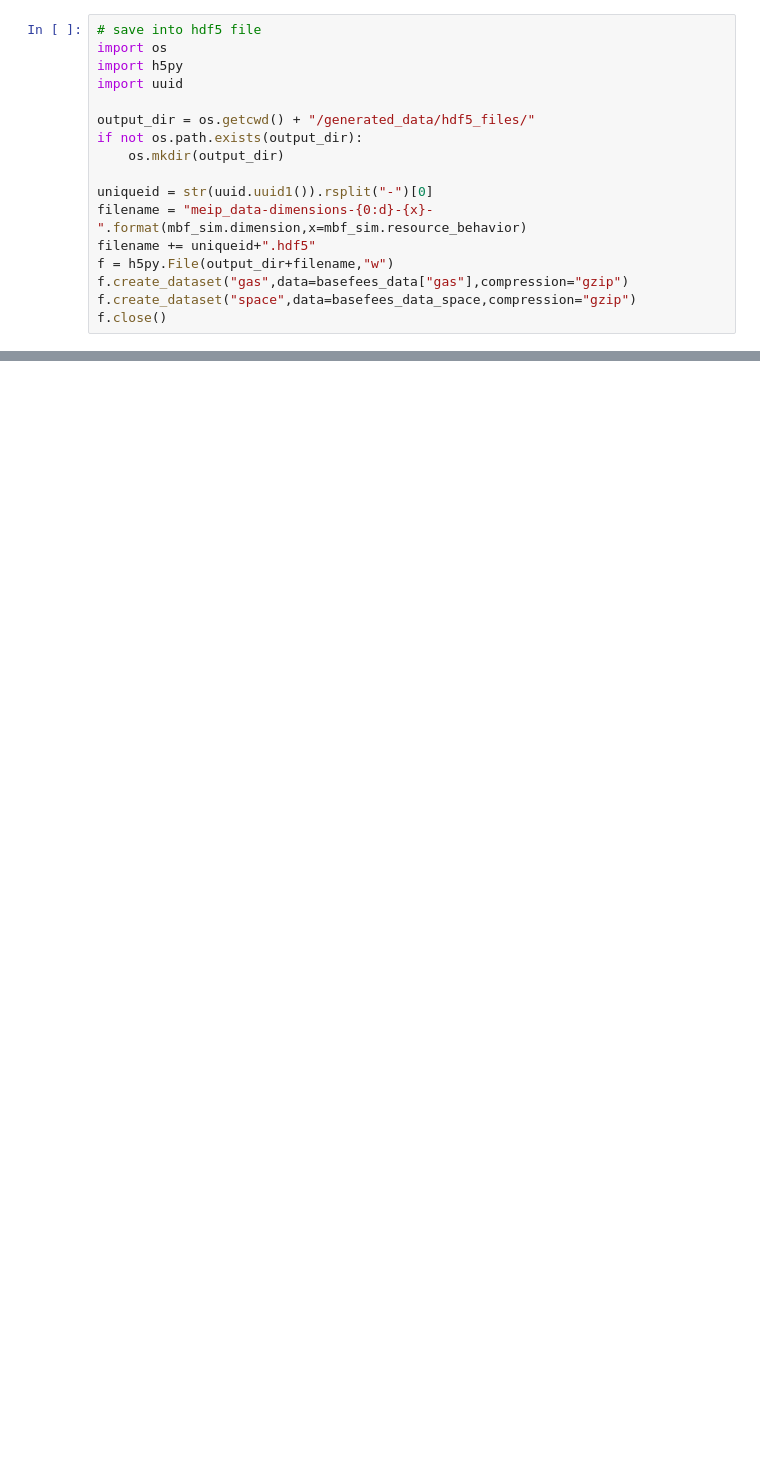
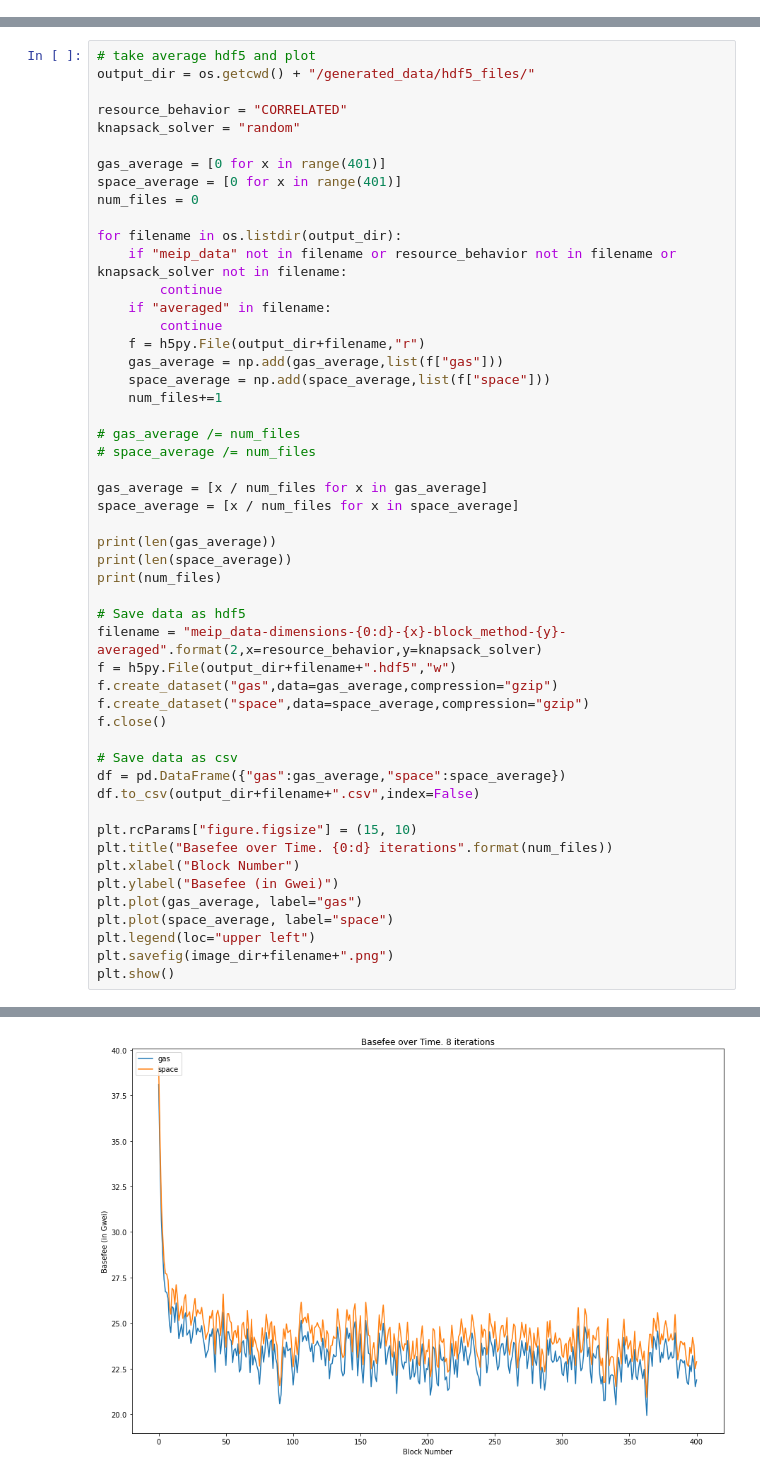
Before and after one commit to teohyikhaw/camcos, a Jupyter notebook: simulations/2022/main.ipynb, the cells around one changed output, grey strips where cells are left out. Cells and saved outputs as stored; diff of their text form; blank space fills up the shorter version.

Commit message:
Added read hdf5 and take average method

```diff
--- a/simulations/2022/main.ipynb
+++ b/simulations/2022/main.ipynb
@@ -39,17 +83,0 @@ plt.show()
-# %%
-# save into hdf5 file
-import os
-import h5py
-import uuid
-
-output_dir = os.getcwd() + "/generated_data/hdf5_files/"
-if not os.path.exists(output_dir):
-    os.mkdir(output_dir)
-
-uniqueid = str(uuid.uuid1()).rsplit("-")[0]
-filename = "meip_data-dimensions-{0:d}-{x}-".format(mbf_sim.dimension,x=mbf_sim.resource_behavior)
-filename += uniqueid+".hdf5"
-f = h5py.File(output_dir+filename,"w")
-f.create_dataset("gas",data=basefees_data["gas"],compression="gzip")
-f.create_dataset("space",data=basefees_data_space,compression="gzip")
-f.close()
@@ -57,0 +84,52 @@ f.close()
+# %%
+# take average hdf5 and plot
+output_dir = os.getcwd() + "/generated_data/hdf5_files/"
+
+resource_behavior = "CORRELATED"
+knapsack_solver = "random"
+
+gas_average = [0 for x in range(401)]
+space_average = [0 for x in range(401)]
+num_files = 0
+
+for filename in os.listdir(output_dir):
+    if "meip_data" not in filename or resource_behavior not in filename or knapsack_solver not in filename:
+        continue
+    if "averaged" in filename:
+        continue
+    f = h5py.File(output_dir+filename,"r")
+    gas_average = np.add(gas_average,list(f["gas"]))
+    space_average = np.add(space_average,list(f["space"]))
+    num_files+=1
+
+# gas_average /= num_files
+# space_average /= num_files
+
+gas_average = [x / num_files for x in gas_average]
+space_average = [x / num_files for x in space_average]
+
+print(len(gas_average))
+print(len(space_average))
+print(num_files)
+
+# Save data as hdf5
+filename = "meip_data-dimensions-{0:d}-{x}-block_method-{y}-averaged".format(2,x=resource_behavior,y=knapsack_solver)
+f = h5py.File(output_dir+filename+".hdf5","w")
+f.create_dataset("gas",data=gas_average,compression="gzip")
+f.create_dataset("space",data=space_average,compression="gzip")
+f.close()
+
+# Save data as csv
+df = pd.DataFrame({"gas":gas_average,"space":space_average})
+df.to_csv(output_dir+filename+".csv",index=False)
+
+plt.rcParams["figure.figsize"] = (15, 10)
+plt.title("Basefee over Time. {0:d} iterations".format(num_files))
+plt.xlabel("Block Number")
+plt.ylabel("Basefee (in Gwei)")
+plt.plot(gas_average, label="gas")
+plt.plot(space_average, label="space")
+plt.legend(loc="upper left")
+plt.savefig(image_dir+filename+".png")
+plt.show()
+# %% [output]
@@ -57,0 +139 @@ f.close()
+[figure, added]
```
Also changed, not shown: parts of 6 cells of this notebook, 1 other file.
